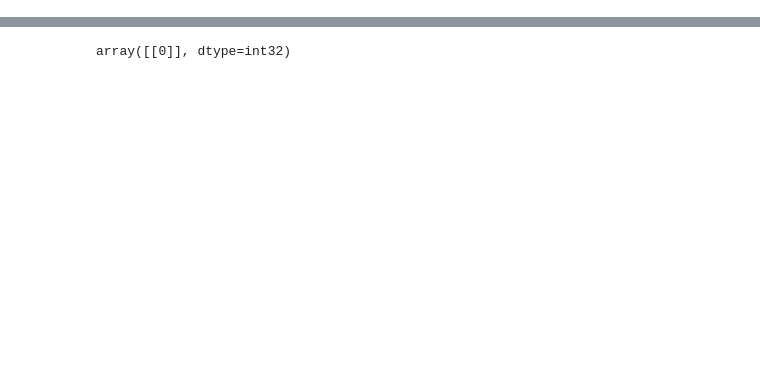
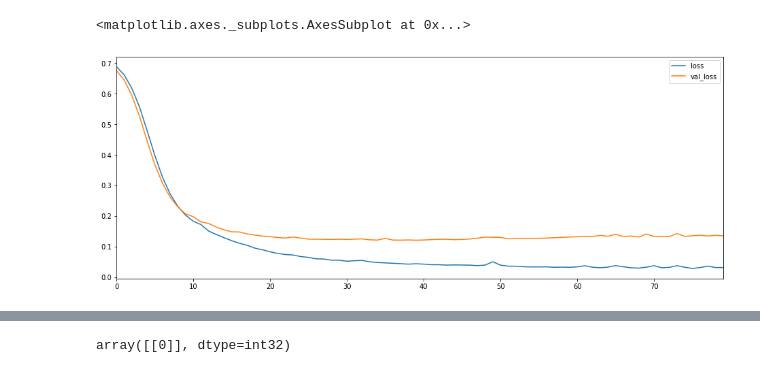
Before and after one commit to Berkat0789/Portfolio, a Jupyter notebook: Deep Learning and Neural Networks/Classification with ANN using Deep Neural Networks and TensorBoard.ipynb, the cells around one changed output, grey strips where cells are left out. Cells and saved outputs as stored; diff of their text form; code cells hidden in the pictures; blank space fills up the shorter version.

```diff
--- a/Deep Learning and Neural Networks/Classification with ANN using Deep Neural Networks and TensorBoard.ipynb
+++ b/Deep Learning and Neural Networks/Classification with ANN using Deep Neural Networks and TensorBoard.ipynb
@@ -138,0 +171,11 @@ weighted avg       0.96      0.96      0.96       171
+# %%
+stop = EarlyStopping(monitor="val_loss", mode="min", patience=40)
+# %%
+model = Sequential()
+model.add(Dense(units =30, activation = "relu"))
+model.add(Dense(units =30, activation = "relu"))
+model.add(Dense(units =15, activation = "relu"))
+model.add(Dense(units =1, activation = "sigmoid"))
+model.compile(optimizer = "adam", loss = "binary_crossentropy")
+# %%
+model.fit(X_train,y_train, validation_data=(X_test,y_test), epochs=400, callbacks=[stop])
@@ -138,0 +206,5 @@ weighted avg       0.96      0.96      0.96       171
+# %%
+pd.DataFrame(model.history.history).plot(figsize = (16,6))
+# %% [output]
+<matplotlib.axes._subplots.AxesSubplot at 0x...>
+[figure, added]
```
Also changed, not shown: parts of 59 cells of this notebook, 4 other files.
